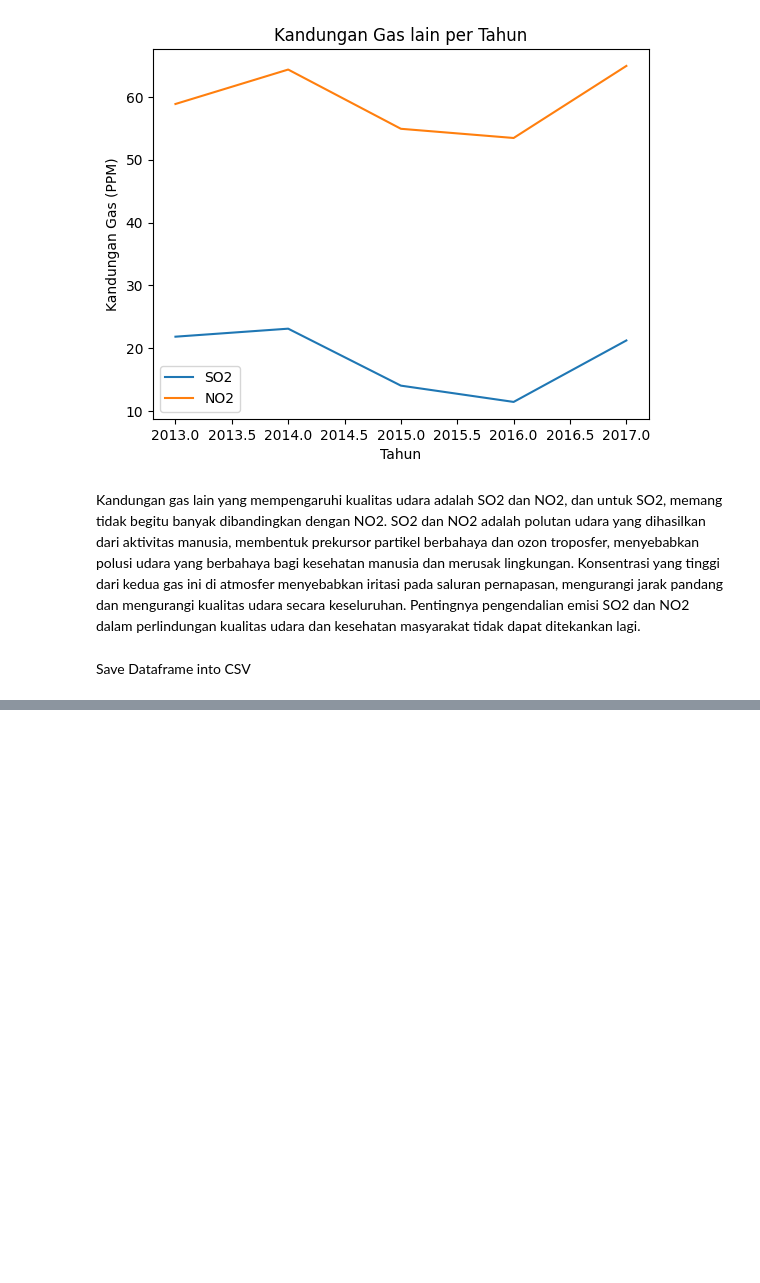
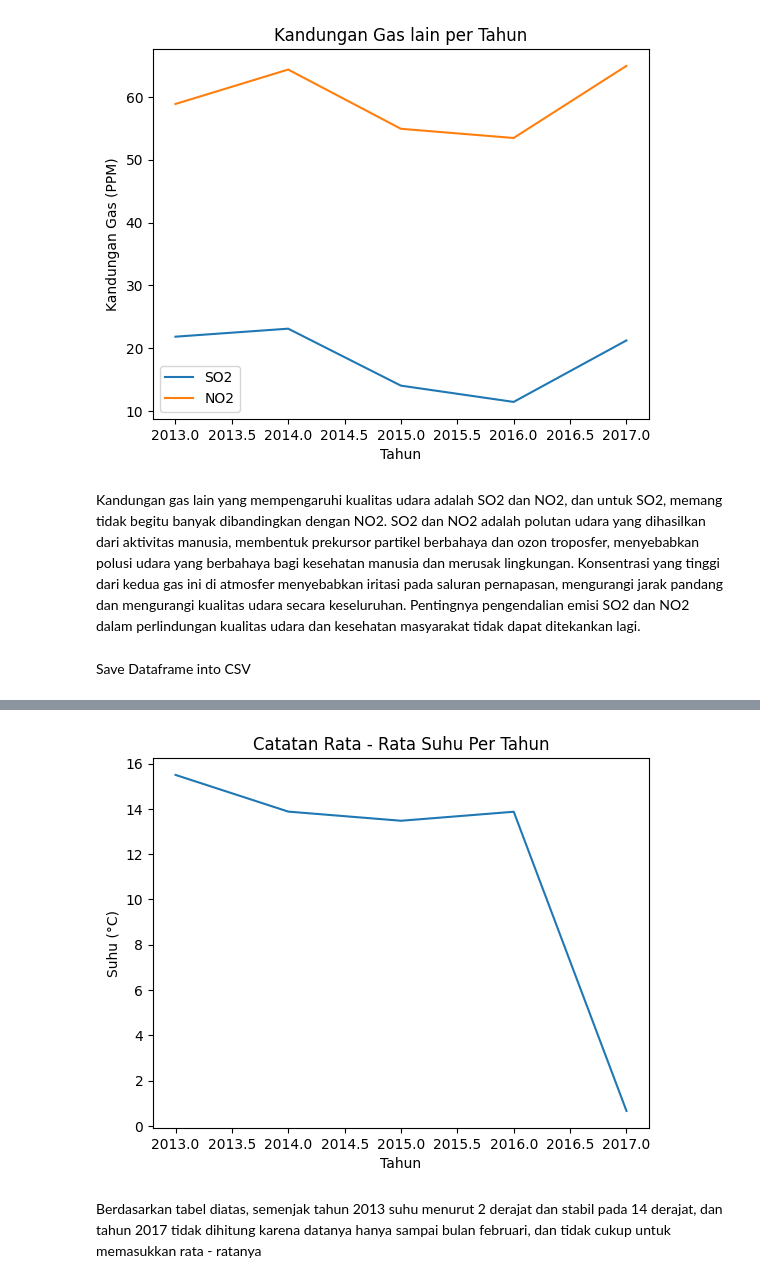
Before and after one commit to Cleign1/air-quality-dataset-ibnu-khaidar, a Jupyter notebook: Proyek_Analisis_Data_m009d4ky3177_bangkit_academy.ipynb, the cells around one changed output, grey strips where cells are left out. Saved outputs shown, nothing was run; the diff lists cells and outputs as text; code cells hidden in the pictures; blank space fills up the shorter version.

```diff
--- a/Proyek_Analisis_Data_m009d4ky3177_bangkit_academy.ipynb
+++ b/Proyek_Analisis_Data_m009d4ky3177_bangkit_academy.ipynb
@@ -767,2 +819,13 @@ Save Dataframe into CSV
+# %%
+plt.figure()
+plt.plot(temprature_per_year['year'], temprature_per_year['Temprature'])
+plt.title('Catatan Rata - Rata Suhu Per Tahun')
+plt.xlabel('Tahun')
+plt.ylabel('Suhu (\N{DEGREE SIGN}C)')
+plt.show()
+# %% [output]
+[figure, added]
+# %% [markdown]
+Berdasarkan tabel diatas, semenjak tahun 2013 suhu menurut 2 derajat dan stabil pada 14 derajat, dan tahun 2017 tidak dihitung karena datanya hanya sampai bulan februari, dan tidak cukup untuk memasukkan rata - ratanya
 # %%
 aq_df.to_csv('output.csv', index=False)
```
Also changed, not shown: parts of 16 cells of this notebook.
